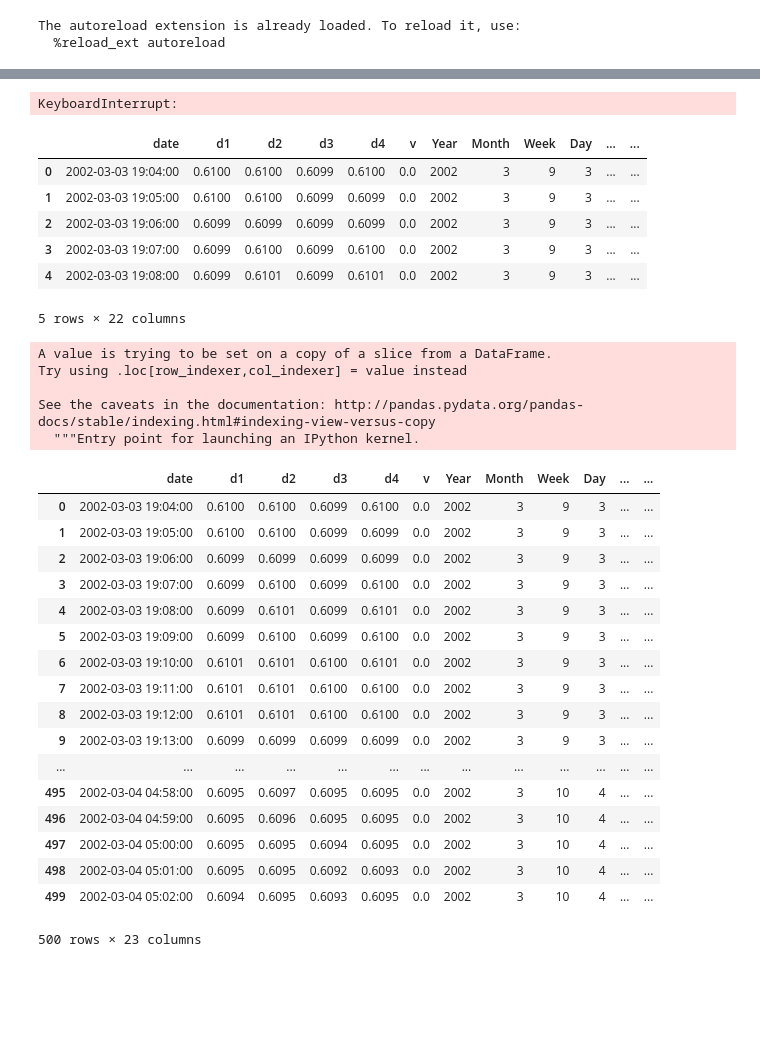
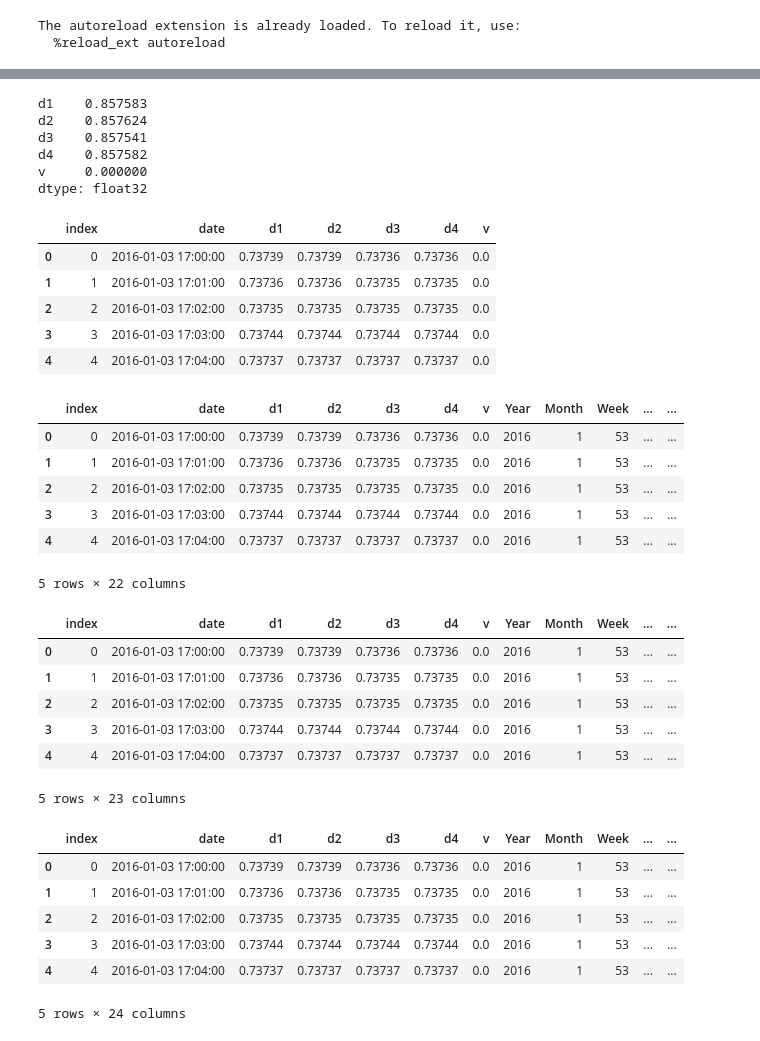
Before and after one commit to mansaluke/fanalysis, a Jupyter notebook: fanalysis/iRF.ipynb, the cells around one changed output, grey strips where cells are left out. Cells and saved outputs as stored; diff of their text form; code cells hidden in the pictures; blank space fills up the shorter version.

```diff
--- a/fanalysis/iRF.ipynb
+++ b/fanalysis/iRF.ipynb
@@ -22,4 +26,4 @@ from dfconvert import df_store
 # %%
-df = df_store('data').load_df()
+df = df_store('c').load_df()
 print(df.head())
 # %% [output]
@@ -53,44 +47,54 @@ plots(df, None)
 # %%
 df.mean(numeric_only=True, axis=0)
 # %% [output]
-KeyboardInterrupt:
+d1    0.857583
+d2    0.857624
+d3    0.857541
+d4    0.857582
+v     0.000000
+dtype: float32
 # %%
-subset = df[:500]
+subset = df.iloc[:10000].reset_index()
 subset.head()
 # %% [output]
-|  | date | d1 | d2 | d3 | d4 | v | Year | Month | Week | Day | ... | ... |
-| 0 | 2002-03-03 19:04:00 | 0.6100 | 0.6100 | 0.6099 | 0.6100 | 0.0 | 2002 | 3 | 9 | 3 | ... | ... |
-| 1 | 2002-03-03 19:05:00 | 0.6100 | 0.6100 | 0.6099 | 0.6099 | 0.0 | 2002 | 3 | 9 | 3 | ... | ... |
-| 2 | 2002-03-03 19:06:00 | 0.6099 | 0.6099 | 0.6099 | 0.6099 | 0.0 | 2002 | 3 | 9 | 3 | ... | ... |
-| 3 | 2002-03-03 19:07:00 | 0.6099 | 0.6100 | 0.6099 | 0.6100 | 0.0 | 2002 | 3 | 9 | 3 | ... | ... |
-| 4 | 2002-03-03 19:08:00 | 0.6099 | 0.6101 | 0.6099 | 0.6101 | 0.0 | 2002 | 3 | 9 | 3 | ... | ... |
+|  | index | date | d1 | d2 | d3 | d4 | v |
+| 0 | 0 | 2016-01-03 17:00:00 | 0.73739 | 0.73739 | 0.73736 | 0.73736 | 0.0 |
+| 1 | 1 | 2016-01-03 17:01:00 | 0.73736 | 0.73736 | 0.73735 | 0.73735 | 0.0 |
+| 2 | 2 | 2016-01-03 17:02:00 | 0.73735 | 0.73735 | 0.73735 | 0.73735 | 0.0 |
+| 3 | 3 | 2016-01-03 17:03:00 | 0.73744 | 0.73744 | 0.73744 | 0.73744 | 0.0 |
+| 4 | 4 | 2016-01-03 17:04:00 | 0.73737 | 0.73737 | 0.73737 | 0.73737 | 0.0 |
-5 rows × 22 columns
+# %%
+subset = s.date_split(subset, 'date')
+# %%
+subset.head()
+# %% [output]
+|  | index | date | d1 | d2 | d3 | d4 | v | Year | Month | Week | ... | ... |
+| 0 | 0 | 2016-01-03 17:00:00 | 0.73739 | 0.73739 | 0.73736 | 0.73736 | 0.0 | 2016 | 1 | 53 | ... | ... |
+| 1 | 1 | 2016-01-03 17:01:00 | 0.73736 | 0.73736 | 0.73735 | 0.73735 | 0.0 | 2016 | 1 | 53 | ... | ... |
+| 2 | 2 | 2016-01-03 17:02:00 | 0.73735 | 0.73735 | 0.73735 | 0.73735 | 0.0 | 2016 | 1 | 53 | ... | ... |
+| 3 | 3 | 2016-01-03 17:03:00 | 0.73744 | 0.73744 | 0.73744 | 0.73744 | 0.0 | 2016 | 1 | 53 | ... | ... |
+| 4 | 4 | 2016-01-03 17:04:00 | 0.73737 | 0.73737 | 0.73737 | 0.73737 | 0.0 | 2016 | 1 | 53 | ... | ... |
+5 rows × 22 columns
+# %%
+subset = s.add_rand(subset)
+subset.head()
+# %% [output]
+|  | index | date | d1 | d2 | d3 | d4 | v | Year | Month | Week | ... | ... |
+| 0 | 0 | 2016-01-03 17:00:00 | 0.73739 | 0.73739 | 0.73736 | 0.73736 | 0.0 | 2016 | 1 | 53 | ... | ... |
+| 1 | 1 | 2016-01-03 17:01:00 | 0.73736 | 0.73736 | 0.73735 | 0.73735 | 0.0 | 2016 | 1 | 53 | ... | ... |
+| 2 | 2 | 2016-01-03 17:02:00 | 0.73735 | 0.73735 | 0.73735 | 0.73735 | 0.0 | 2016 | 1 | 53 | ... | ... |
+| 3 | 3 | 2016-01-03 17:03:00 | 0.73744 | 0.73744 | 0.73744 | 0.73744 | 0.0 | 2016 | 1 | 53 | ... | ... |
+| 4 | 4 | 2016-01-03 17:04:00 | 0.73737 | 0.73737 | 0.73737 | 0.73737 | 0.0 | 2016 | 1 | 53 | ... | ... |
+5 rows × 23 columns
 # %%
 subset['mean'] = subset.mean(numeric_only=True, axis=1)
-# %% [output]
-A value is trying to be set on a copy of a slice from a DataFrame.
-Try using .loc[row_indexer,col_indexer] = value instead
-
-See the caveats in the documentation: http://pandas.pydata.org/pandas-docs/stable/indexing.html#indexing-view-versus-copy
-  """Entry point for launching an IPython kernel.
 # %%
-subset
+subset.head()
 # %% [output]
-|  | date | d1 | d2 | d3 | d4 | v | Year | Month | Week | Day | ... | ... |
-| 0 | 2002-03-03 19:04:00 | 0.6100 | 0.6100 | 0.6099 | 0.6100 | 0.0 | 2002 | 3 | 9 | 3 | ... | ... |
-| 1 | 2002-03-03 19:05:00 | 0.6100 | 0.6100 | 0.6099 | 0.6099 | 0.0 | 2002 | 3 | 9 | 3 | ... | ... |
-| 2 | 2002-03-03 19:06:00 | 0.6099 | 0.6099 | 0.6099 | 0.6099 | 0.0 | 2002 | 3 | 9 | 3 | ... | ... |
-| 3 | 2002-03-03 19:07:00 | 0.6099 | 0.6100 | 0.6099 | 0.6100 | 0.0 | 2002 | 3 | 9 | 3 | ... | ... |
-| 4 | 2002-03-03 19:08:00 | 0.6099 | 0.6101 | 0.6099 | 0.6101 | 0.0 | 2002 | 3 | 9 | 3 | ... | ... |
-| 5 | 2002-03-03 19:09:00 | 0.6099 | 0.6100 | 0.6099 | 0.6100 | 0.0 | 2002 | 3 | 9 | 3 | ... | ... |
-| 6 | 2002-03-03 19:10:00 | 0.6101 | 0.6101 | 0.6100 | 0.6101 | 0.0 | 2002 | 3 | 9 | 3 | ... | ... |
-| 7 | 2002-03-03 19:11:00 | 0.6101 | 0.6101 | 0.6100 | 0.6100 | 0.0 | 2002 | 3 | 9 | 3 | ... | ... |
-| 8 | 2002-03-03 19:12:00 | 0.6101 | 0.6101 | 0.6100 | 0.6100 | 0.0 | 2002 | 3 | 9 | 3 | ... | ... |
-| 9 | 2002-03-03 19:13:00 | 0.6099 | 0.6099 | 0.6099 | 0.6099 | 0.0 | 2002 | 3 | 9 | 3 | ... | ... |
-| ... | ... | ... | ... | ... | ... | ... | ... | ... | ... | ... | ... | ... |
-| 495 | 2002-03-04 04:58:00 | 0.6095 | 0.6097 | 0.6095 | 0.6095 | 0.0 | 2002 | 3 | 10 | 4 | ... | ... |
-| 496 | 2002-03-04 04:59:00 | 0.6095 | 0.6096 | 0.6095 | 0.6095 | 0.0 | 2002 | 3 | 10 | 4 | ... | ... |
-| 497 | 2002-03-04 05:00:00 | 0.6095 | 0.6095 | 0.6094 | 0.6095 | 0.0 | 2002 | 3 | 10 | 4 | ... | ... |
-| 498 | 2002-03-04 05:01:00 | 0.6095 | 0.6095 | 0.6092 | 0.6093 | 0.0 | 2002 | 3 | 10 | 4 | ... | ... |
-| 499 | 2002-03-04 05:02:00 | 0.6094 | 0.6095 | 0.6093 | 0.6095 | 0.0 | 2002 | 3 | 10 | 4 | ... | ... |
+|  | index | date | d1 | d2 | d3 | d4 | v | Year | Month | Week | ... | ... |
+| 0 | 0 | 2016-01-03 17:00:00 | 0.73739 | 0.73739 | 0.73736 | 0.73736 | 0.0 | 2016 | 1 | 53 | ... | ... |
+| 1 | 1 | 2016-01-03 17:01:00 | 0.73736 | 0.73736 | 0.73735 | 0.73735 | 0.0 | 2016 | 1 | 53 | ... | ... |
+| 2 | 2 | 2016-01-03 17:02:00 | 0.73735 | 0.73735 | 0.73735 | 0.73735 | 0.0 | 2016 | 1 | 53 | ... | ... |
+| 3 | 3 | 2016-01-03 17:03:00 | 0.73744 | 0.73744 | 0.73744 | 0.73744 | 0.0 | 2016 | 1 | 53 | ... | ... |
+| 4 | 4 | 2016-01-03 17:04:00 | 0.73737 | 0.73737 | 0.73737 | 0.73737 | 0.0 | 2016 | 1 | 53 | ... | ... |
-500 rows × 23 columns
+5 rows × 24 columns
```
Also changed, not shown: parts of 22 cells of this notebook, 2 other files.
